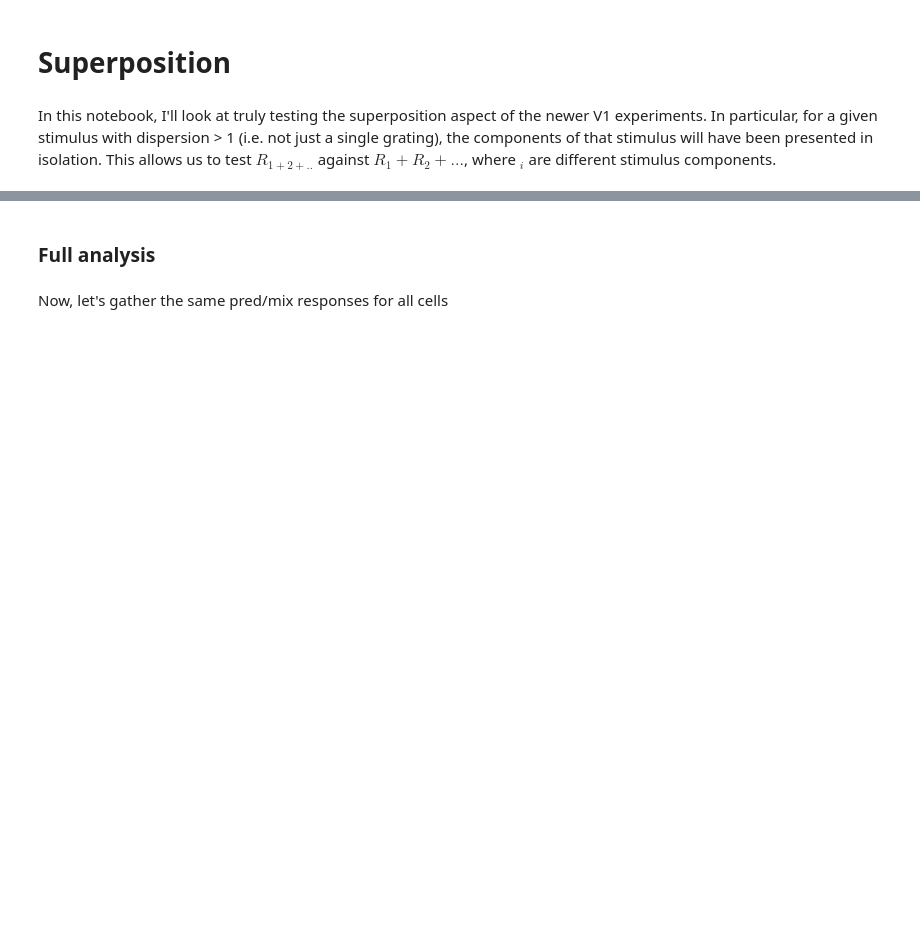
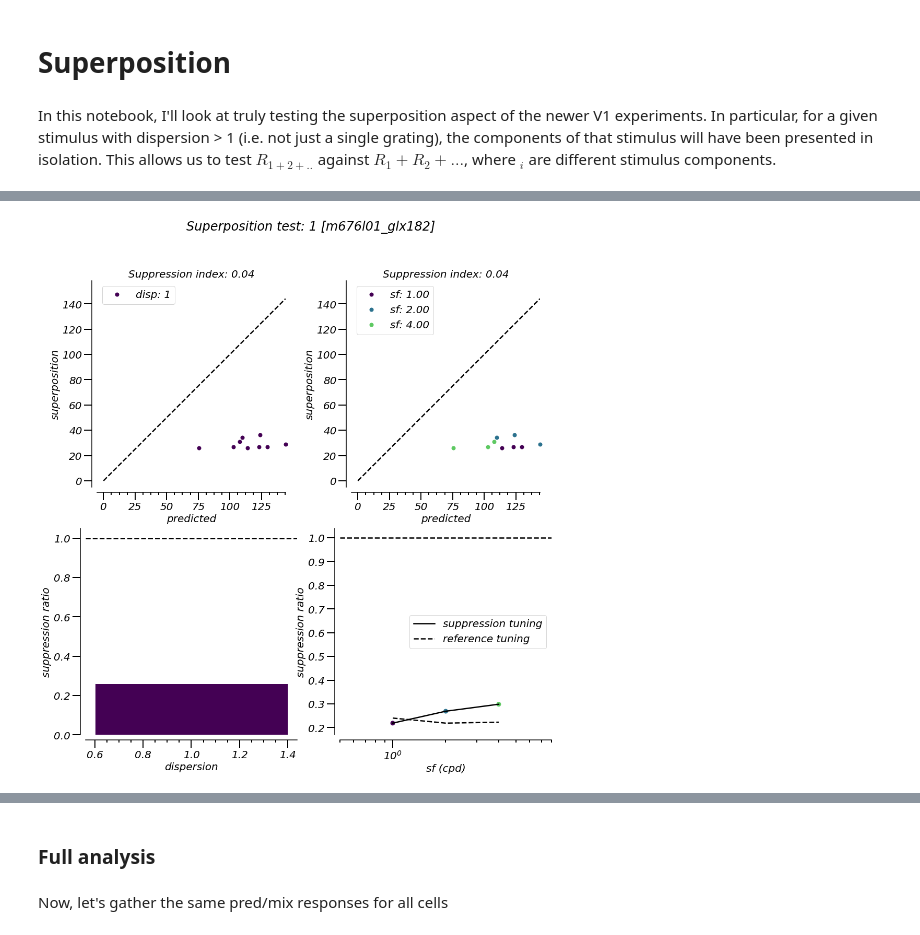
Before and after one commit to paul-levy/SF-diversity, a Jupyter notebook: superposition.ipynb, the cells around one changed output, grey strips where cells are left out. Cells and saved outputs as stored; diff of their text form; code cells hidden in the pictures; blank space fills up the shorter version.

```diff
--- a/superposition.ipynb
+++ b/superposition.ipynb
@@ -44,14 +71,19 @@ dataList = hf.np_smart_load(dataPath + dataListNm);
 # %%
-savePlt=0;
+savePlt=1;
 save_locSuper = save_loc + 'superposition/'
 if not os.path.exists(save_locSuper):
     os.makedirs(save_locSuper)
 # %%
 # pick one cell?
-cells = [5];
+# cells = [5];
 
 # or do all?
-# cells = np.arange(1, 1+len(dataList['unitName']))
+cells = np.arange(1, 1+len(dataList['unitName']))
+# %%
+nan_rm = lambda x: x[~np.isnan(x)];
+zr_rm = lambda x: x[x>0];
+zr_rm_pair = lambda x, z: [x[np.logical_and(x>0, z>0)], z[np.logical_and(x>0, z>0)]];
+# zr_rm_pair = lambda x, z: [x[np.logical_and(x>0, z>0)], z[np.logical_and(x>0, z>0)]] if np.logical_and(x!=[], z!=[])==True else [], [];
 # %%
 for i in cells:
     try:
@@ -88,18 +120,19 @@ for i in cells:
 
         maxResp = np.maximum(np.nanmax(respMean), np.nanmax(predResps));
         # by disp
-        clrs_d = cm.viridis(np.linspace(0,1,nDisps-1));
+        clrs_d = cm.viridis(np.linspace(0,0.75,nDisps-1));
         lbls_d = ['disp: %s' % str(x) for x in range(nDisps)];
         # by sf
         val_sfs = hf.get_valid_sfs(S, disp=1, con=val_con_by_disp[1][0], expInd=expInd) # pick
-        clrs_sf = cm.viridis(np.linspace(0,1,len(val_sfs)));
+        clrs_sf = cm.viridis(np.linspace(0,.75,len(val_sfs)));
         lbls_sf = ['sf: %.2f' % all_sfs[x] for x in val_sfs];
         # by con
         val_con = all_cons;
-        clrs_con = cm.viridis(np.linspace(0,1,len(val_con)));
+        clrs_con = cm.viridis(np.linspace(0,.75,len(val_con)));
         lbls_con = ['con: %.2f' % x for x in val_con];
 
-        fSuper, ax = plt.subplots(nRows, nCols, figsize=(12*nCols, 5*nRows))
+        fSuper, ax = plt.subplots(nRows, nCols, figsize=(8*nCols, 8*nRows))
+        sns.despine(fig=fSuper, offset=10)
 
         allMix = [];
         allSum = [];
@@ -110,7 +143,7 @@ for i in cells:
             v_cons = np.array(val_con_by_disp[d]);
             n_v_cons = len(v_cons);
 
-            # plot split out by each contrast
+            # plot split out by each contrast [0,1]
             for c in reversed(range(n_v_cons)):
                 v_sfs = hf.get_valid_sfs(S, d, v_cons[c], expInd)
                 for s in v_sfs:
@@ -121,53 +154,75 @@ for i in cells:
         #             print('condition: d(%d), c(%d), sf(%d):: pred(%.2f)|real(%.2f)' % (d, v_cons[c], s, sumResp, mixResp))
                     # PLOT in by-disp panel
                     if c == 0 and s == v_sfs[0]:
-                        ax[0, 0].plot(sumResp, mixResp, 'o', color=clrs_d[d-1], label=lbls_d[d])
+                        ax[0, 0].plot(sumResp, mixResp, 'o', color=clrs_d[d-1], label=lbls_d[d], clip_on=False)
                     else:
-                        ax[0, 0].plot(sumResp, mixResp, 'o', color=clrs_d[d-1])
+                        ax[0, 0].plot(sumResp, mixResp, 'o', color=clrs_d[d-1], clip_on=False)
                     # PLOT in by-sf panel
                     sfInd = np.where(np.array(v_sfs) == s)[0][0]; # will only be one entry, so just "unpack"
                     if d == 1 and c == 0:
-                        ax[0, 1].plot(sumResp, mixResp, 'o', color=clrs_sf[sfInd], label=lbls_sf[sfInd]);
+                        ax[0, 1].plot(sumResp, mixResp, 'o', color=clrs_sf[sfInd], label=lbls_sf[sfInd], clip_on=False);
                     else:
-                        ax[0, 1].plot(sumResp, mixResp, 'o', color=clrs_sf[sfInd]);
+                        ax[0, 1].plot(sumResp, mixResp, 'o', color=clrs_sf[sfInd], clip_on=False);
 
-#                 # plot averaged across sf, within con
-#                 mixResp = np.mean(respMean[d, v_sfs, v_cons[c]]);
-#                 sumResp = np.mean(predResps[d, v_sfs, v_cons[c]]);
-#                 conInd = c;
-#                 ax[1, 0].plot(sumResp, mixResp, 'o', color=clrs_con[conInd], label=lbls_con[conInd]);
+            # plot averaged across all cons/sfs (i.e. average for the whole dispersion) [1,0]
+            mixDisp = respMean[d, :, :].flatten();
+            sumDisp = predResps[d, :, :].flatten();
+            mixDisp, sumDisp = zr_rm_pair(mixDisp, sumDisp);
+            ax[1, 0].bar(d, np.mean(np.divide(mixDisp, sumDisp)), color=clrs_d[d-1]);
+            if d == 1:
+                ax[1, 0].set_xlabel('dispersion');
+                ax[1, 0].set_ylabel('suppression ratio')
+                ax[1, 0].axhline(1, ls='--', color='k')
 
-            # plot averaged across contrast, within SF
-            for s in v_sfs:
-                mixResp = np.mean(respMean[d, s, v_cons]);
-                sumResp = np.mean(predResps[d, s, v_cons]);
-                # PLOT in by-sf panel
-                sfInd = np.where(np.array(v_sfs) == s)[0][0]; # will only be one entry, so just "unpack"
-                if d == 1 and c == 0:
-                    ax[1, 1].plot(sumResp, mixResp, 'o', color=clrs_sf[sfInd], label=lbls_sf[sfInd]);
-                else:
-                    ax[1, 1].plot(sumResp, mixResp, 'o', color=clrs_sf[sfInd]);
+        ### plot averaged across all cons/disps
+        sfInds = []; sfRats = [];
+        for s in range(len(val_sfs)):
+            try: # not all sfs will have legitmate values;
+                # only get mixtures (i.e. ignore single gratings)
+                mixSf = respMean[1:, val_sfs[s], :].flatten();
+                sumSf = predResps[1:, val_sfs[s], :].flatten();
+                mixSf, sumSf = zr_rm_pair(mixSf, sumSf);
+                sfInds.append(s); sfRats.append(np.mean(np.divide(mixSf, sumSf)))
+            except:
+                pass
+        # get the offset/scale of the ratio so that we can plot a rescaled/flipped version of
+        # the high con/single grat tuning for reference...does the suppression match the response?
+        offset, scale = np.nanmax(sfRats), np.nanmax(sfRats) - np.nanmin(sfRats);
+        sfRef = nan_rm(respMean[0, val_sfs, -1]); # high contrast tuning
+        sfRefShift = offset - scale * (sfRef/np.max(sfRef))
+        ax[1,1].scatter(all_sfs[val_sfs][sfInds], sfRats, color=clrs_sf[sfInds], clip_on=False)
+        ax[1,1].plot(all_sfs[val_sfs][sfInds], sfRats, 'k-', clip_on=False, label='suppression tuning')
+        ax[1,1].plot(all_sfs[val_sfs], sfRefShift, 'k--', label='reference tuning', clip_on=False)
+        ax[1,1].axhline(1, ls='--', color='k')
+        ax[1,1].set_xlabel('sf (cpd)')
+        ax[1,1].set_xscale('log')
+        ax[1,1].set_xlim((np.min(all_sfs), np.max(all_sfs)));
+        ax[1,1].set_ylabel('suppression ratio');
+        ax[1,1].legend();
 
         # make a polynomial fit
         hmm = np.polyfit(allSum, allMix, deg=1) # returns [a, b] in ax + b
 
-        for j in range(nRows):
+        for j in range(1):
             for jj in range(nCols):
-                ax[j, jj].axis('equal')
+                ax[j, jj].axis('square')
                 ax[j, jj].set_xlabel('predicted');
                 ax[j, jj].set_ylabel('superposition');
-                ax[j, jj].plot([0, 1.2*maxResp], [0, 1.2*maxResp], 'k--')
+                ax[j, jj].plot([0, 1*maxResp], [0, 1*maxResp], 'k--')
+                ax[j, jj].set_xlim((-5, maxResp));
+                ax[j, jj].set_ylim((-5, 1.1*maxResp));
                 ax[j, jj].set_title('Suppression index: %.2f' % hmm[0])
                 ax[j, jj].legend();
 
         fSuper.suptitle('Superposition test: %d [%s]' % (which_cell, cellName))
 
         if savePlt:
             save_name = 'cell_%d.pdf' % which_cell
             pdfSv = pltSave.PdfPages(str(save_locSuper + save_name));
             pdfSv.savefig(fSuper)
             pdfSv.close();
 
     except: # i.e. ignore this cell - some cells have improper data/expo files
-        continue;
+        pass;
 # %% [output]
+[figure, new version]
```
Also changed, not shown: parts of 5 cells of this notebook, 5 other files.
